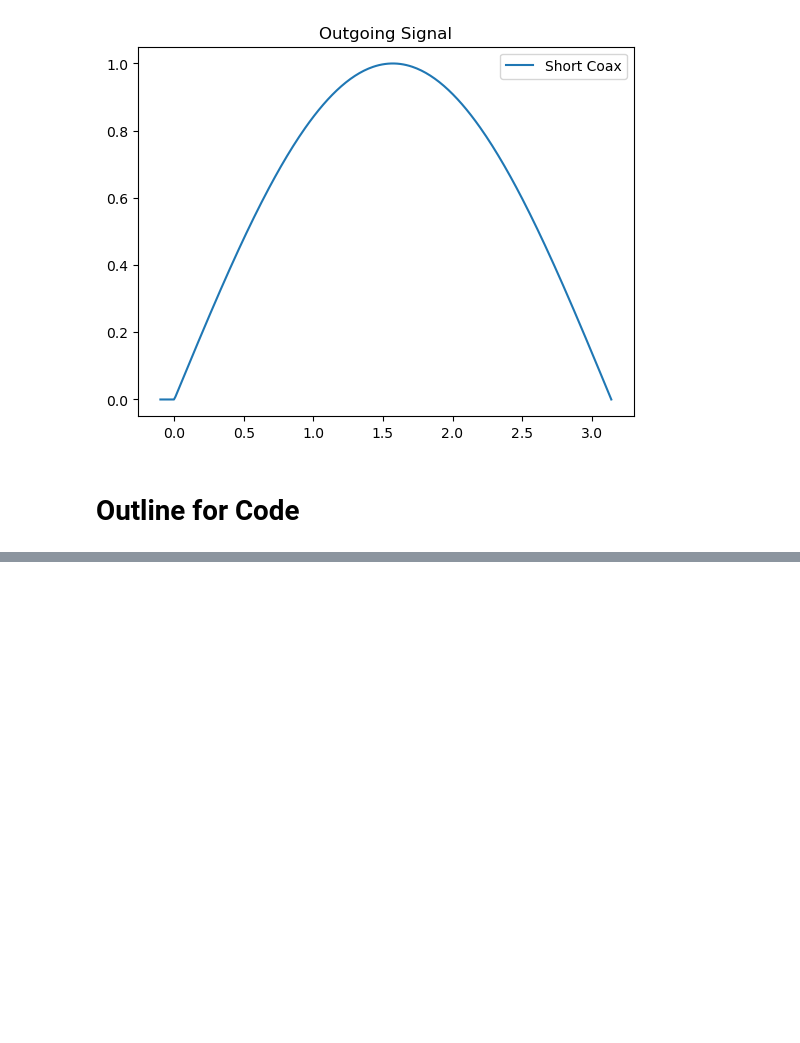
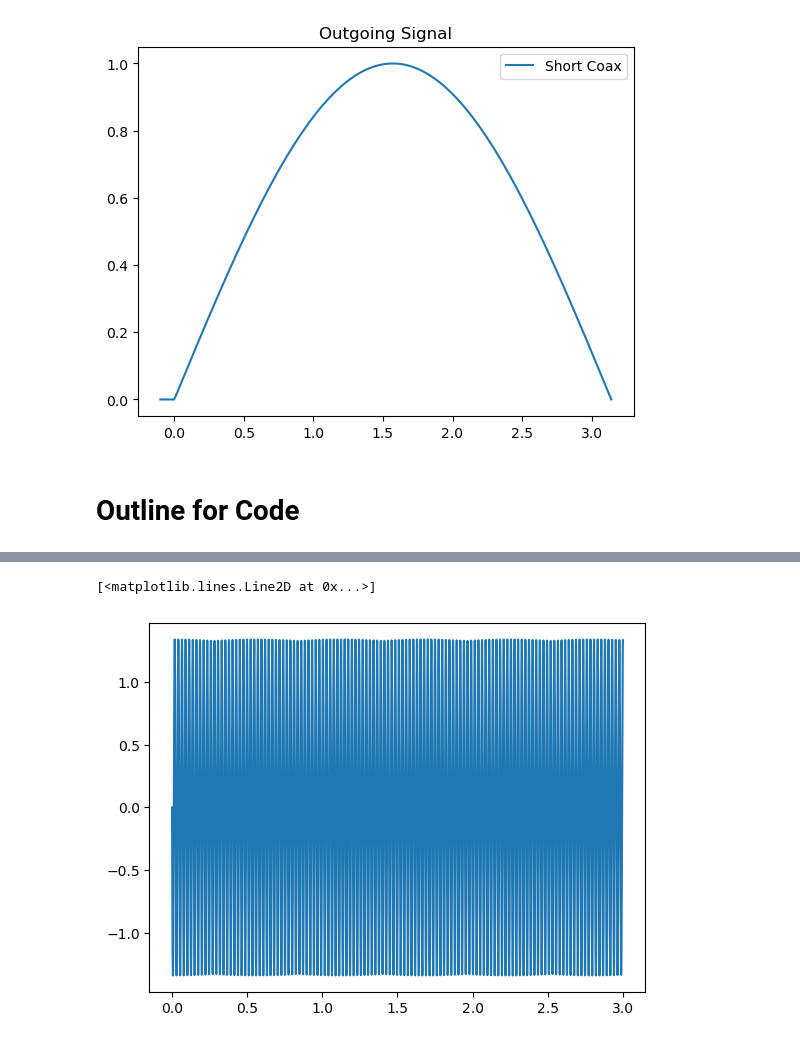
Before and after one commit to xingyzt/5bl, a Jupyter notebook: capstone/sine_propagation_delay.ipynb, the cells around one changed output, grey strips where cells are left out. Drawn from its saved outputs; the diff is of its cells as text; code cells hidden in the pictures; blank space fills up the shorter version.

Commit message:
Begin setup for framework for easy sine wave analysis

```diff
--- a/capstone/sine_propagation_delay.ipynb
+++ b/capstone/sine_propagation_delay.ipynb
@@ -43,0 +70,6 @@ ch2_200k_1 = np.transpose(data_200k_1["CH2"].to_numpy())
+# %%
+def sin_wave(t, omega, phi, a):
+    return a * np.sin(t * omega - phi)
+# %%
+poptch1200k1, pcovch1200k1 = sp.optimize.curve_fit(sin_wave, t_200k_1, ch1_200k_1)
+poptch2200k1, pcovch2200k1 = sp.optimize.curve_fit(sin_wave, t_200k_1, ch2_200k_1)
@@ -43,0 +90,6 @@ ch2_200k_1 = np.transpose(data_200k_1["CH2"].to_numpy())
+# %%
+plt.plot(np.linspace(0,3,3000), sin_wave(np.linspace(0,3,3000), *poptch1200k1))
+    # plt.plot(t_200k_1, ch1_200k_1)
+# %% [output]
+[<matplotlib.lines.Line2D at 0x...>]
+[figure, added]
```
Also changed, not shown: parts of 9 cells of this notebook.
